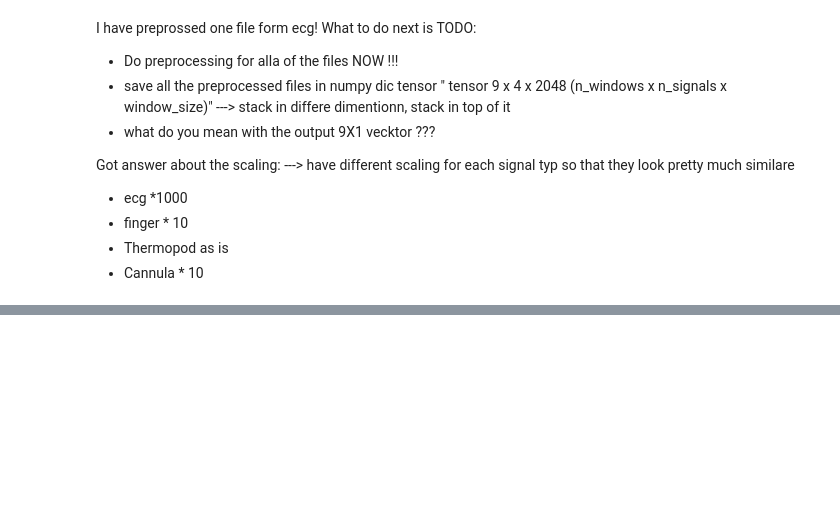
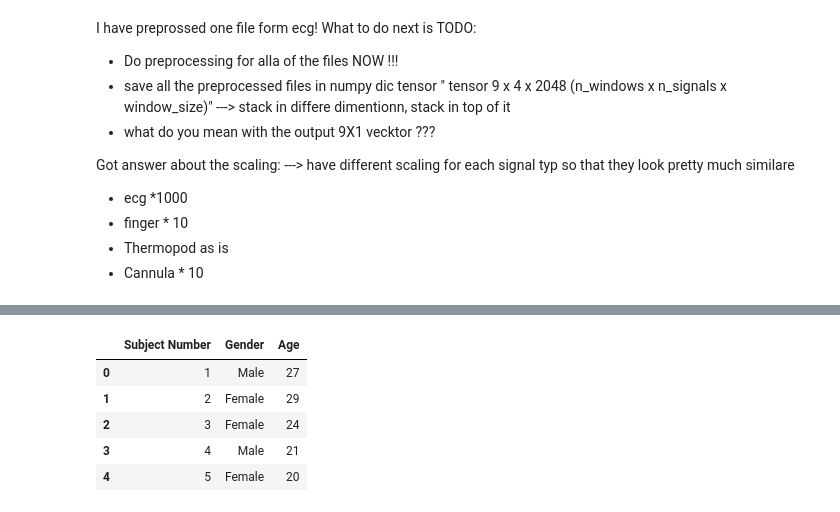
Before and after one commit to sssabere/Modeling_Breathing_Signals-, a Jupyter notebook: study1/Resting.ipynb, the cells around one changed output, grey strips where cells are left out. Saved outputs shown, nothing was run; the diff lists cells and outputs as text; code cells hidden in the pictures; blank space fills up the shorter version.

```diff
--- a/study1/Resting.ipynb
+++ b/study1/Resting.ipynb
@@ -448,0 +514,14 @@ Got answer about the scaling:
+# %%
+import pandas as pd
+
+Path_subject = r"C:\Users\saber\thesis_second_try\data\Rest\Subject info_study_1.csv"
+df_subject = pd.read_csv(Path_subject)
+
+df_subject.head()
+# %% [output]
+|  | Subject Number | Gender | Age |
+| 0 | 1 | Male | 27 |
+| 1 | 2 | Female | 29 |
+| 2 | 3 | Female | 24 |
+| 3 | 4 | Male | 21 |
+| 4 | 5 | Female | 20 |
```
Also changed, not shown: parts of 28 cells of this notebook, 2 other files.
